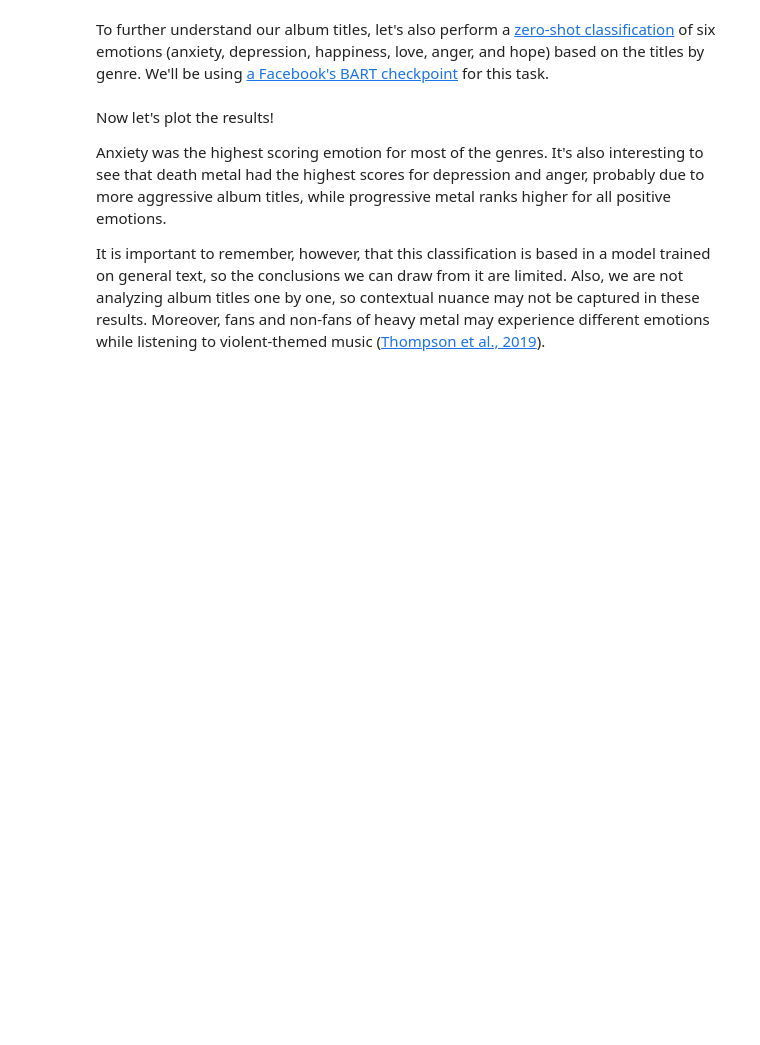
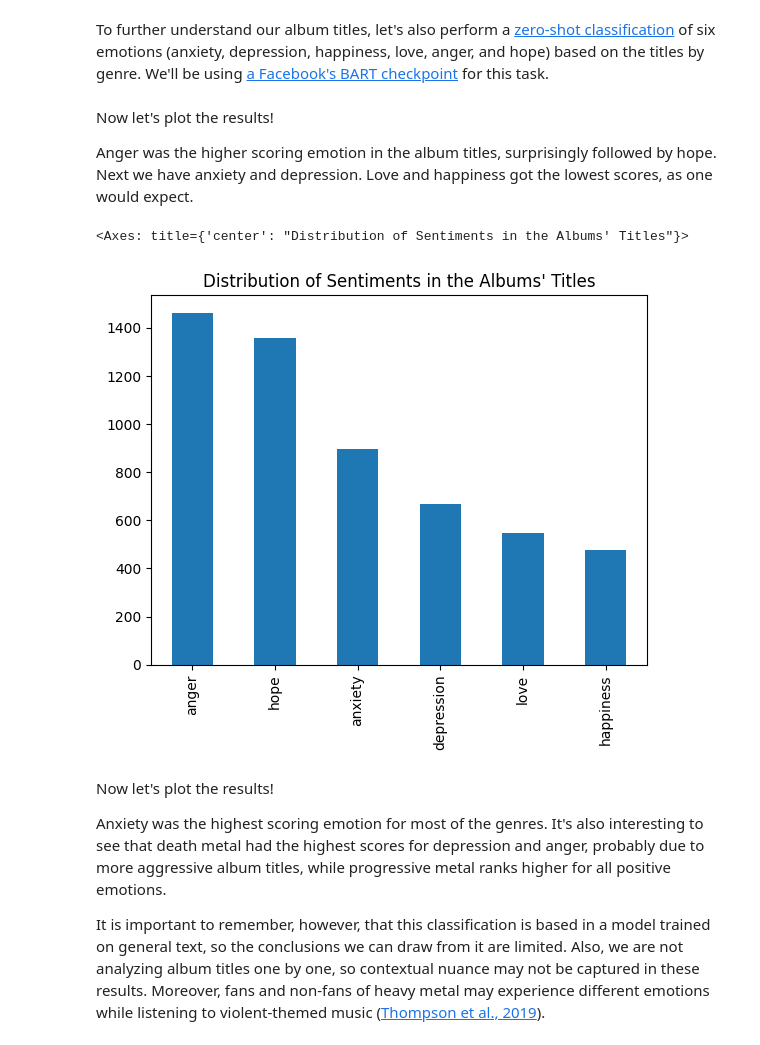
Before and after one commit to marinadelatorre/MetalExplorer, a Jupyter notebook: analyze_albums.ipynb, the cells around one changed output. Saved outputs shown, nothing was run; the diff lists cells and outputs as text; code cells hidden in the pictures; blank space fills up the shorter version.

Commit message:
Analyze data

```diff
--- a/analyze_albums.ipynb
+++ b/analyze_albums.ipynb
@@ -124,13 +135,32 @@ It is also noteworthy that the progressive metal word cloud has more positive wo
 ## What are the emotions associated with the albums' titles?
 # %% [markdown]
 To further understand our album titles, let's also perform a [zero-shot classification](https://huggingface.co/tasks/zero-shot-classification) of six emotions (anxiety, depression, happiness, love, anger, and hope) based on the titles by genre. We'll be using [a Facebook's BART checkpoint](https://huggingface.co/facebook/bart-large-mnli) for this task.
-# %%
-labels = ["anxiety", "depression", "happiness", "love", "anger", "hope"]
-results = {}
-
-for genre in genres:
-    result = get_sentiment(words[genre], labels)
-    results[genre] = dict(zip(result['labels'], result['scores']))
+# %%
+album_sentiment = []
+labels = ["anxiety", "depression", "happiness", "love", "anger", "hope"]
+
+for genre in genres:
+    genre_data = albums_df['Album'][albums_df['Genre'] == genre]
+    sentiments = [get_sentiment(song, labels) for song in genre_data if type(song) == str and len(song) > 0]
+    sentiments = [
+        {'Album': item['sequence'], **dict(zip(item['labels'], item['scores'])), 'Genre': genre}
+        for item in sentiments
+    ]
+    album_sentiment.extend(sentiments)
+
+album_sentiment = pd.DataFrame(album_sentiment)
+album_sentiment.to_csv('data/album_sentiment.csv', index=False)
+# %% [markdown]
+Now let's plot the results!
+
+Anger was the higher scoring emotion in the album titles, surprisingly followed by hope. Next we have anxiety and depression. Love and happiness got the lowest scores, as one would expect.
+# %%
+album_sentiment_df = album_sentiment.groupby('Genre')[labels].mean()
+
+album_sentiment.drop(columns=['Album', 'Genre']).sum().sort_values(ascending=False).plot(kind='bar', title="Distribution of Sentiments in the Albums' Titles")
+# %% [output]
+<Axes: title={'center': "Distribution of Sentiments in the Albums' Titles"}>
+[figure, added]
 # %% [markdown]
 Now let's plot the results!
 
```
Also changed, not shown: parts of 7 cells of this notebook, 1 other file.
